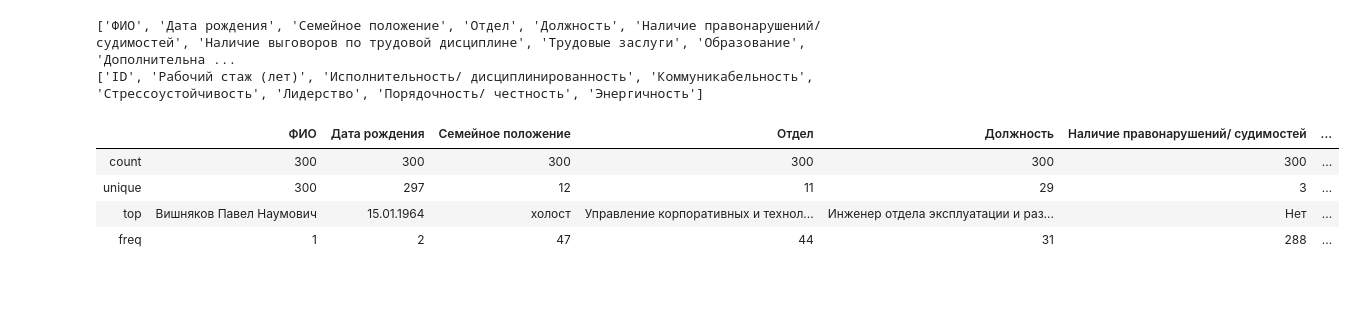
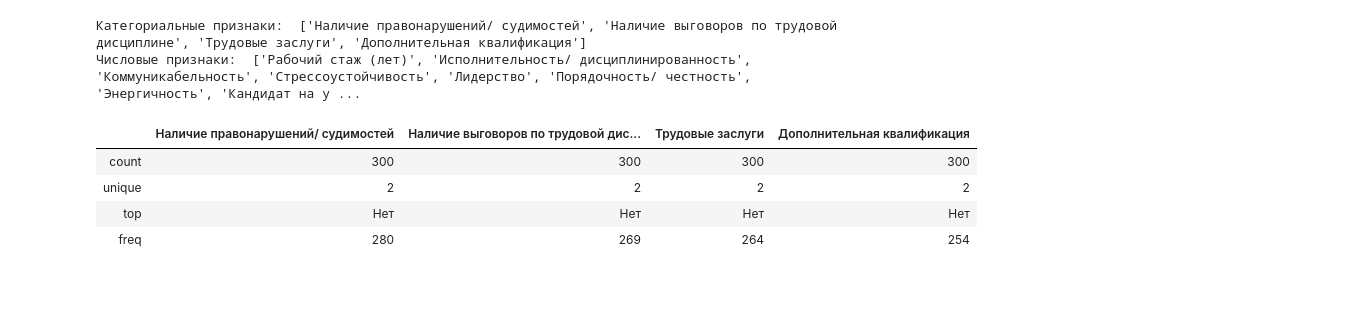
Before and after one commit to novahtml/magistr, a Jupyter notebook: notebook.ipynb, the cells around one changed output. Cells and saved outputs as stored; diff of their text form; code cells hidden in the pictures.

```diff
--- a/notebook.ipynb
+++ b/notebook.ipynb
@@ -33,0 +67,14 @@ data.describe()
+# %%
+# ГОТОВИМ ДАННЫЕ
+# Алгоритмы машинного обучения из библиотеки scikit-learn не работают напрямую с категориальными признаками и данными,
+# в которых имеются пропущенные значения. Поэтому вначале подготовим наши данные
+
+#Убираем не нужые столбцы
+X = data.drop('ФИО', axis='columns')
+X = X.drop('Дата рождения', axis='columns')
+X = X.drop('ID', axis='columns')
+X = X.drop('Семейное положение', axis='columns')
+X = X.drop('Отдел', axis='columns')
+X = X.drop('Должность', axis='columns')
+X = X.drop('Дети', axis='columns')
+X = X.drop('Образование', axis='columns')
@@ -34,18 +98,19 @@ data.describe()
 # %%
-categorical_columns = [c for c in data.columns if data[c].dtype.name == 'object']
-numerical_columns   = [c for c in data.columns if data[c].dtype.name != 'object']
-print(categorical_columns)
-print(numerical_columns)
+# Пропущенных данных нет выделим категориальные признаки и числовые отдельно
+categorical_columns = [c for c in X.columns if X[c].dtype.name == 'object']
+numerical_columns   = [c for c in X.columns if X[c].dtype.name != 'object']
+print('Категориальные признаки: ',categorical_columns)
+print('Числовые признаки: ',numerical_columns)
 # %% [output]
-['ФИО', 'Дата рождения', 'Семейное положение', 'Отдел', 'Должность', 'Наличие правонарушений/ судимостей', 'Наличие выговоров по трудовой дисциплине', 'Трудовые заслуги', 'Образование', 'Дополнительна ...
-['ID', 'Рабочий стаж (лет)', 'Исполнительность/ дисциплинированность', 'Коммуникабельность', 'Стрессоустойчивость', 'Лидерство', 'Порядочность/ честность', 'Энергичность']
+Категориальные признаки:  ['Наличие правонарушений/ судимостей', 'Наличие выговоров по трудовой дисциплине', 'Трудовые заслуги', 'Дополнительная квалификация']
+Числовые признаки:  ['Рабочий стаж (лет)', 'Исполнительность/ дисциплинированность', 'Коммуникабельность', 'Стрессоустойчивость', 'Лидерство', 'Порядочность/ честность', 'Энергичность', 'Кандидат на у ...
 # %%
-data[categorical_columns].describe()
+X[categorical_columns].describe()
 # %% [output]
-|  | ФИО | Дата рождения | Семейное положение | Отдел | Должность | Наличие правонарушений/ судимостей | ... |
-| count | 300 | 300 | 300 | 300 | 300 | 300 | ... |
-| unique | 300 | 297 | 12 | 11 | 29 | 3 | ... |
-| top | Вишняков Павел Наумович | 15.01.1964 | холост | Управление корпоративных и технол... | Инженер отдела эксплуатации и раз... | Нет | ... |
-| freq | 1 | 2 | 47 | 44 | 31 | 288 | ... |
+|  | Наличие правонарушений/ судимостей | Наличие выговоров по трудовой дис... | Трудовые заслуги | Дополнительная квалификация |
+| count | 300 | 300 | 300 | 300 |
+| unique | 2 | 2 | 2 | 2 |
+| top | Нет | Нет | Нет | Нет |
+| freq | 280 | 269 | 264 | 254 |
 # %% [markdown]
 ##
```
Also changed, not shown: parts of 17 cells of this notebook, 7 other files.
